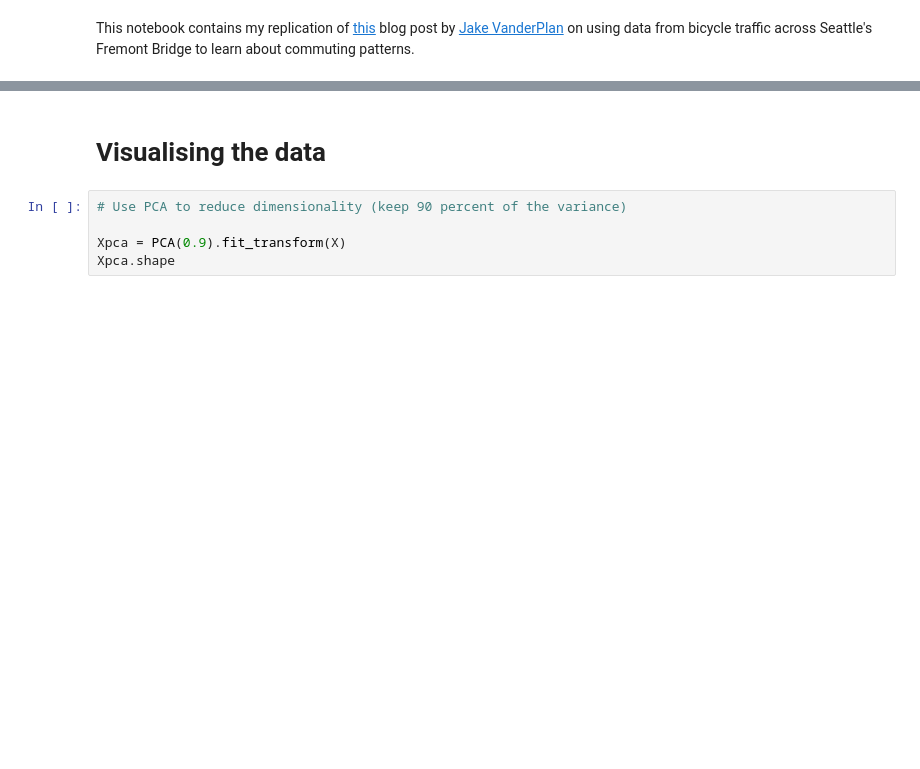
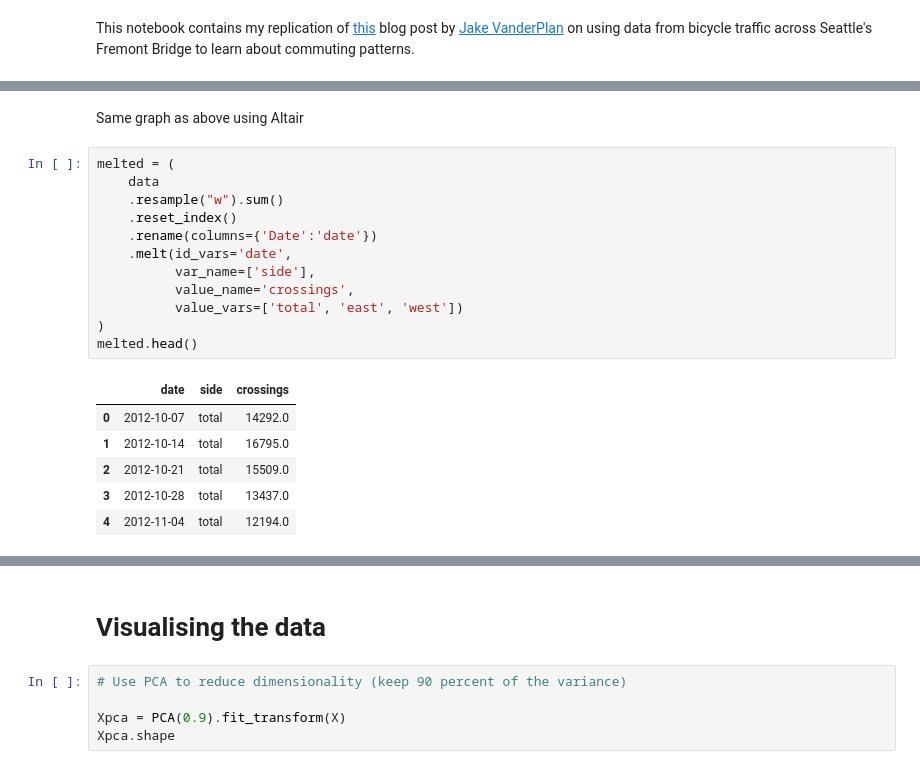
Before and after one commit to fabiangunzinger/seattle_cycling, a Jupyter notebook: seattle_unsupervised_exploring.ipynb, the cells around one changed output, grey strips where cells are left out. Saved outputs shown, nothing was run; the diff lists cells and outputs as text; blank space fills up the shorter version.

```diff
--- a/seattle_unsupervised_exploring.ipynb
+++ b/seattle_unsupervised_exploring.ipynb
@@ -49,0 +43,21 @@ data.resample("w").sum().plot()
+# %% [markdown]
+Same graph as above using Altair
+# %%
+melted = (
+    data
+    .resample("w").sum()
+    .reset_index()
+    .rename(columns={'Date':'date'})
+    .melt(id_vars='date',
+          var_name=['side'],
+          value_name='crossings',
+          value_vars=['total', 'east', 'west'])
+)
+melted.head()
+# %% [output]
+|  | date | side | crossings |
+| 0 | 2012-10-07 | total | 14292.0 |
+| 1 | 2012-10-14 | total | 16795.0 |
+| 2 | 2012-10-21 | total | 15509.0 |
+| 3 | 2012-10-28 | total | 13437.0 |
+| 4 | 2012-11-04 | total | 12194.0 |
```
Also changed, not shown: parts of 23 cells of this notebook, 1 other file.
